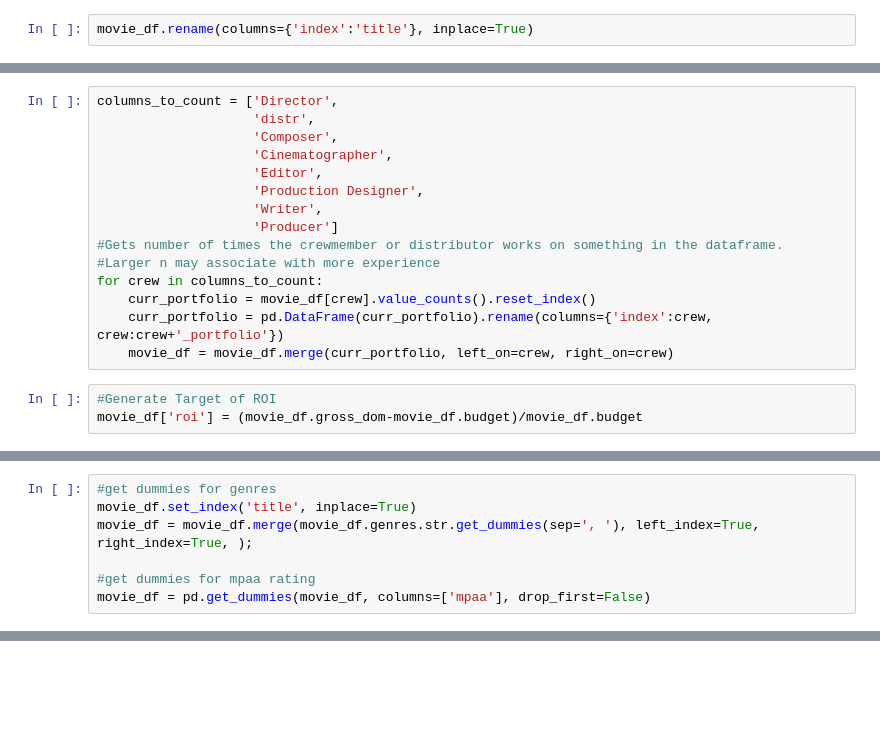
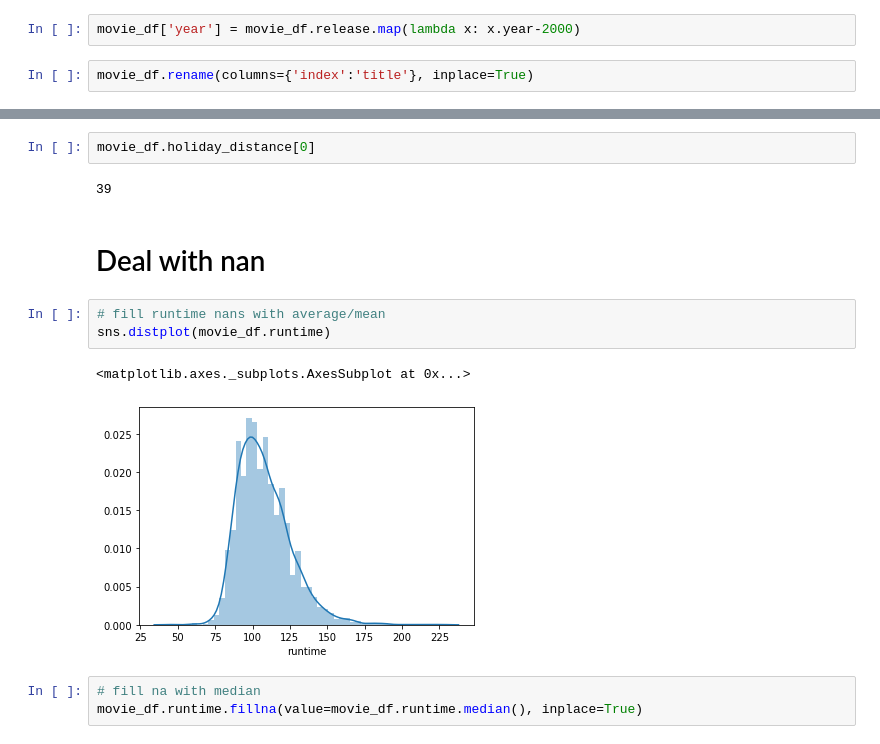
Before and after one commit to aauyeung19/Metis-Project-2, a Jupyter notebook: Feature Engineering.ipynb, the cells around one changed output, grey strips where cells are left out. Cells and saved outputs as stored; diff of their text form; blank space fills up the shorter version.

```diff
--- a/Feature Engineering.ipynb
+++ b/Feature Engineering.ipynb
@@ -35,6 +44,8 @@ def find_closest_holiday(date):
 
 movie_df['holiday_distance'] = movie_df.release.map(find_closest_holiday)
 #movie_df.drop(columns='release', inplace=True)
+# %%
+movie_df['year'] = movie_df.release.map(lambda x: x.year-2000)
 # %%
 movie_df.rename(columns={'index':'title'}, inplace=True)
 # %%
@@ -58,19 +72 @@ movie_df.Director[movie_df.Director.str.split(pat=',').map(len)>2]
 Name: Director, dtype: object
-# %%
-columns_to_count = ['Director',
-                    'distr',
-                    'Composer',
-                    'Cinematographer',
-                    'Editor',
-                    'Production Designer',
-                    'Writer',
-                    'Producer']
-#Gets number of times the crewmember or distributor works on something in the dataframe.
-#Larger n may associate with more experience
-for crew in columns_to_count:
-    curr_portfolio = movie_df[crew].value_counts().reset_index()
-    curr_portfolio = pd.DataFrame(curr_portfolio).rename(columns={'index':crew, crew:crew+'_portfolio'})
-    movie_df = movie_df.merge(curr_portfolio, left_on=crew, right_on=crew)
-# %%
-#Generate Target of ROI
-movie_df['roi'] = (movie_df.gross_dom-movie_df.budget)/movie_df.budget
@@ -93,7 +72,0 @@ movie_df.genres.str.get_dummies(sep=', ')
-# %%
-#get dummies for genres
-movie_df.set_index('title', inplace=True)
-movie_df = movie_df.merge(movie_df.genres.str.get_dummies(sep=', '), left_index=True, right_index=True, );
-
-#get dummies for mpaa rating
-movie_df = pd.get_dummies(movie_df, columns=['mpaa'], drop_first=False)
@@ -100,3 +204,18 @@ movie_df = pd.get_dummies(movie_df, columns=['mpaa'], drop_first=False)
+# %%
+movie_df.holiday_distance[0]
+# %% [output]
+39
+# %% [markdown]
+# Deal with nan
+# %%
+# fill runtime nans with average/mean
+sns.distplot(movie_df.runtime)
+# %% [output]
+<matplotlib.axes._subplots.AxesSubplot at 0x...>
+[figure, added]
+# %%
+# fill na with median
+movie_df.runtime.fillna(value=movie_df.runtime.median(), inplace=True)
 # %%
 movie_df.columns
 # %% [output]
```
Also changed, not shown: parts of 58 cells of this notebook, 8 other files.
